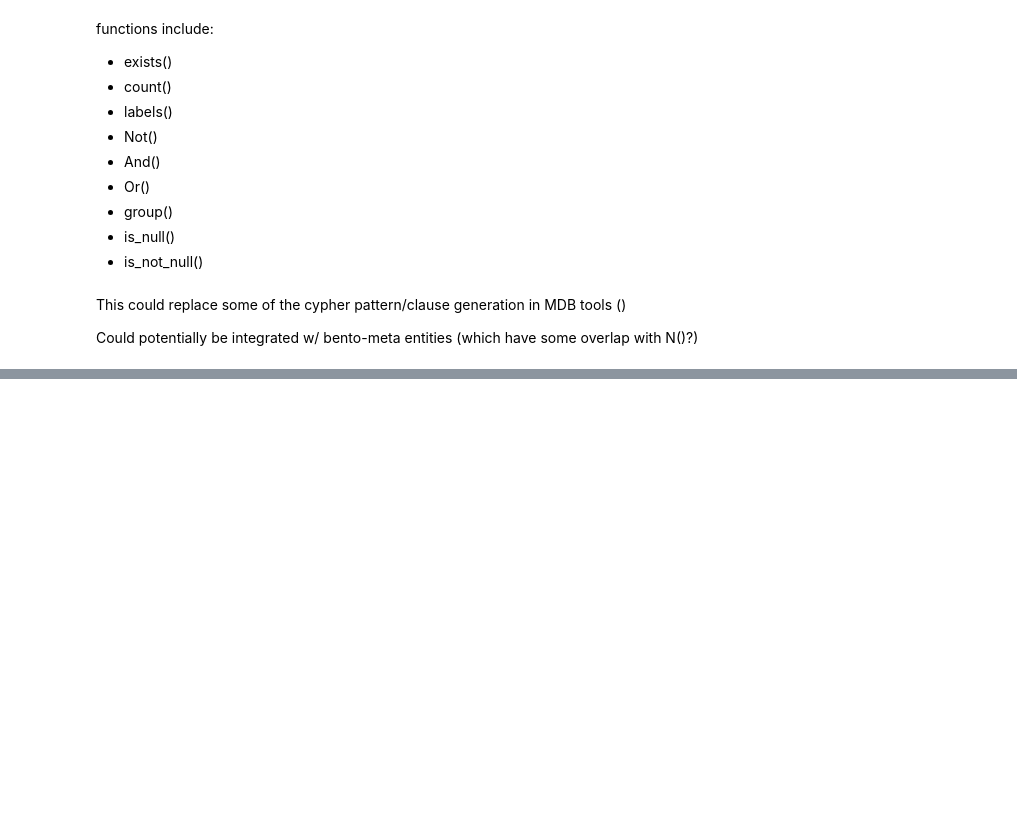
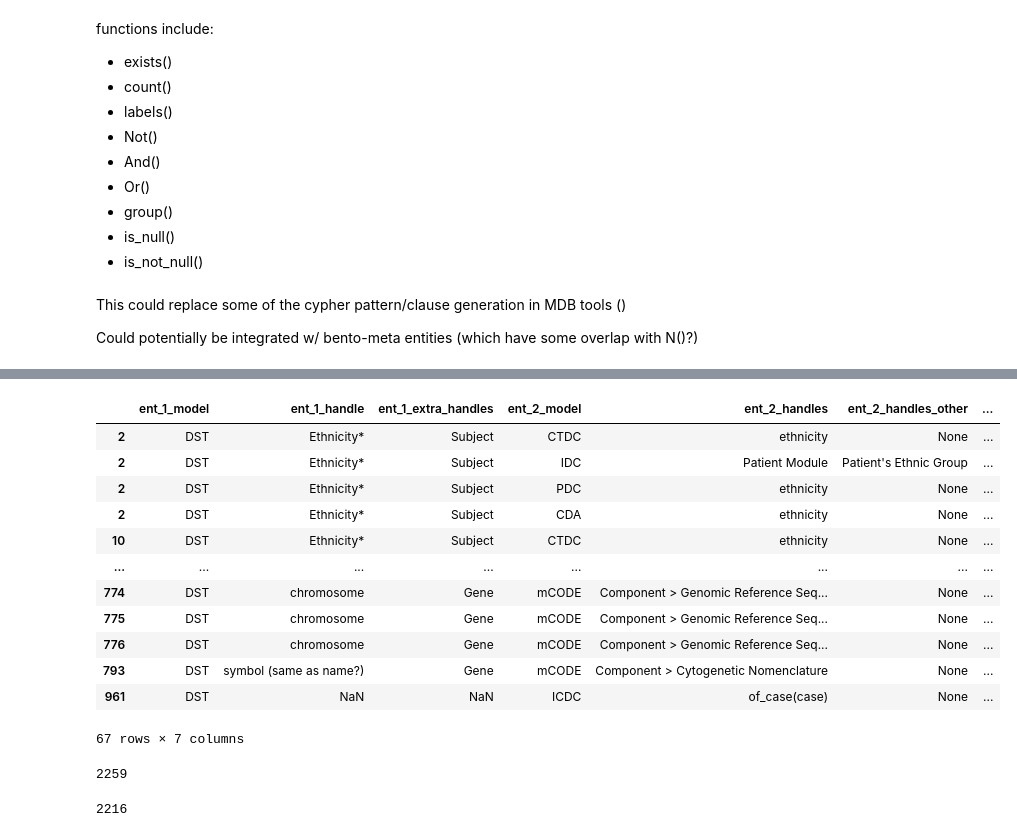
Before and after one commit to nelsonwmoore/HIDS-Capstone, a Jupyter notebook: notebooks/test_notebook.ipynb, the cells around one changed output, grey strips where cells are left out. Cells and saved outputs as stored; diff of their text form; code cells hidden in the pictures; blank space fills up the shorter version.

```diff
--- a/notebooks/test_notebook.ipynb
+++ b/notebooks/test_notebook.ipynb
@@ -367,0 +569,22 @@ pd.DataFrame(np.repeat("DST", len(df_dst_models))).join(df_dst_models)
+# %%
+# default is 60?
+pd.set_option('display.max_rows', 60)
+df_mappings[df_mappings.duplicated(keep=False)]
+# %% [output]
+|  | ent_1_model | ent_1_handle | ent_1_extra_handles | ent_2_model | ent_2_handles | ent_2_handles_other | ... |
+| 2 | DST | Ethnicity* | Subject | CTDC | ethnicity | None | ... |
+| 2 | DST | Ethnicity* | Subject | IDC | Patient Module | Patient's Ethnic Group | ... |
+| 2 | DST | Ethnicity* | Subject | PDC | ethnicity | None | ... |
+| 2 | DST | Ethnicity* | Subject | CDA | ethnicity | None | ... |
+| 10 | DST | Ethnicity* | Subject | CTDC | ethnicity | None | ... |
+| ... | ... | ... | ... | ... | ... | ... | ... |
+| 774 | DST | chromosome | Gene | mCODE | Component > Genomic Reference Seq... | None | ... |
+| 775 | DST | chromosome | Gene | mCODE | Component > Genomic Reference Seq... | None | ... |
+| 776 | DST | chromosome | Gene | mCODE | Component > Genomic Reference Seq... | None | ... |
+| 793 | DST | symbol (same as name?) | Gene | mCODE | Component > Cytogenetic Nomenclature | None | ... |
+| 961 | DST | NaN | NaN | ICDC | of_case(case) | None | ... |
+67 rows × 7 columns
+# %%
+len(df_mappings)
+# %% [output]
+2259
@@ -367,0 +593,4 @@ pd.DataFrame(np.repeat("DST", len(df_dst_models))).join(df_dst_models)
+# %%
+len(df_mappings)
+# %% [output]
+2216
```
Also changed, not shown: parts of 41 cells of this notebook, 1 other file.
